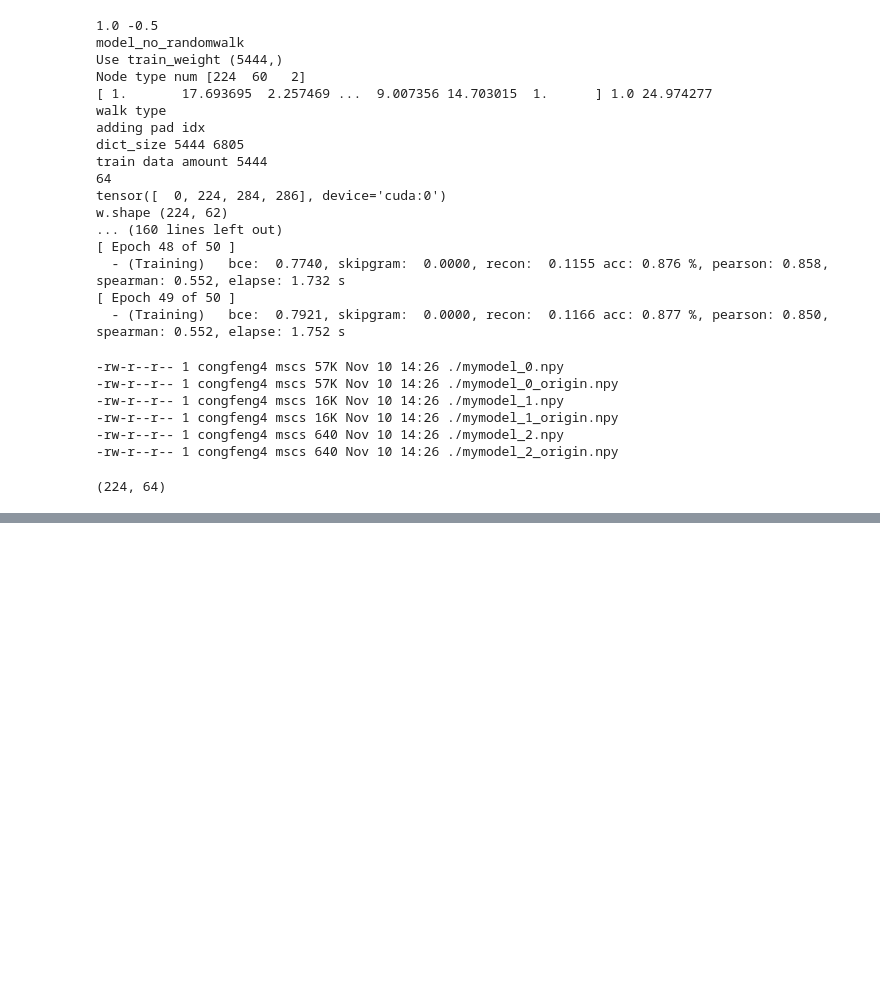
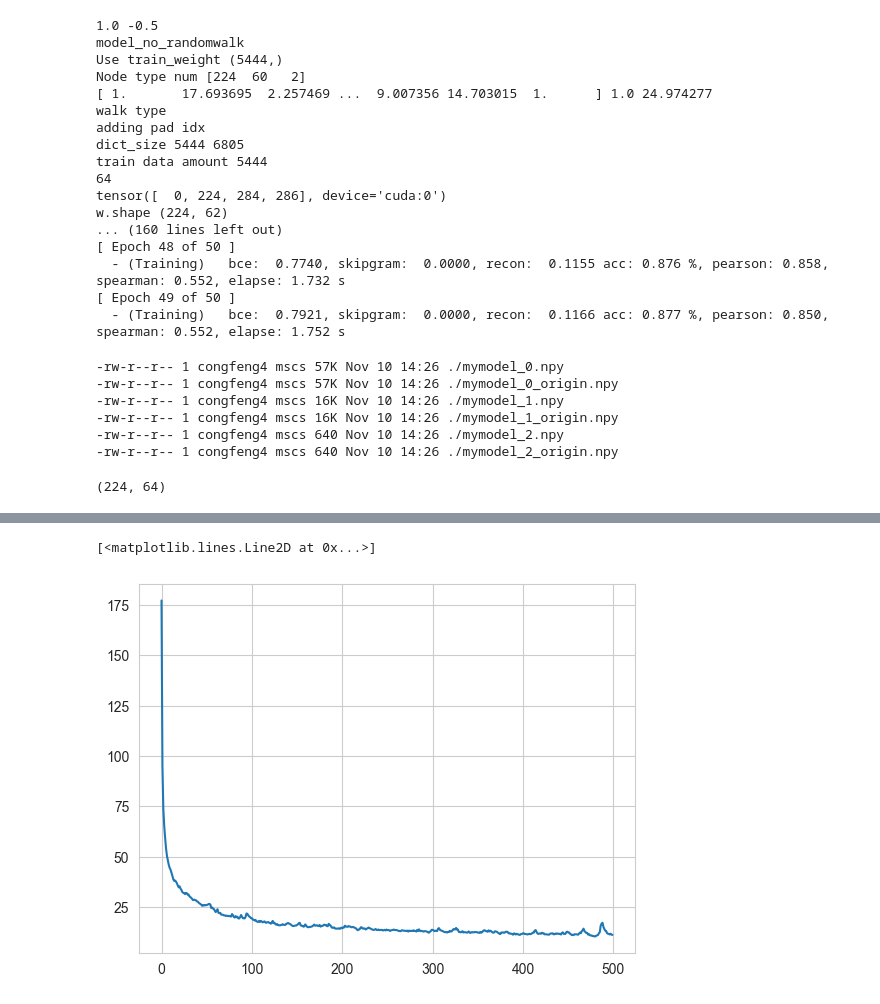
Before and after one commit to congfeng4/SCOIT, a Jupyter notebook: hgnn_sc_GEM.ipynb, the cells around one changed output, grey strips where cells are left out. Saved outputs shown, nothing was run; the diff lists cells and outputs as text; code cells hidden in the pictures; blank space fills up the shorter version.

```diff
--- a/hgnn_sc_GEM.ipynb
+++ b/hgnn_sc_GEM.ipynb
@@ -186,0 +203,29 @@ Error:
+# %%
+G = torch.tensor(gene_embeddings, dtype=torch.float)
+C = torch.tensor(cell_embeddings, dtype=torch.float)
+X = torch.tensor(np.concatenate([expression_data_clean, methylation_data_clean], axis=1), dtype=torch.float)
+# %%
+epochs = 500
+model = PhasingModel(embed_dim=64, activations=[F.softplus, F.sigmoid], omics_offset=expression_data_clean.shape[1])
+optimizer = Adam(model.parameters(), lr=1e-2)
+history = []
+cell_dataset = TensorDataset(C, X)
+dataloader = DataLoader(cell_dataset, shuffle=True, batch_size=32)
+
+for i in range(epochs):
+    loss_ep = 0
+    for c, x in dataloader:
+        X_hat = model.reconstruct(G, c)
+        # cxp = c @ model.fc_gene_p(G).T
+        # cxm = c @ model.fc_gene_m(G).T
+        loss = mse_loss(X_hat, x) #+ mse_loss(cxp, cxm) * 0.01
+        optimizer.zero_grad()
+        loss.backward()
+        optimizer.step()
+        loss_ep += loss.item()
+
+    history.append(loss_ep)
+    print('Epoch', i, 'Loss', loss_ep)
+
+plt.plot(history)
+# %% [output]
@@ -186,0 +249,2 @@ Error:
+[<matplotlib.lines.Line2D at 0x...>]
+[figure, added]
```
Also changed, not shown: parts of 27 cells of this notebook.
